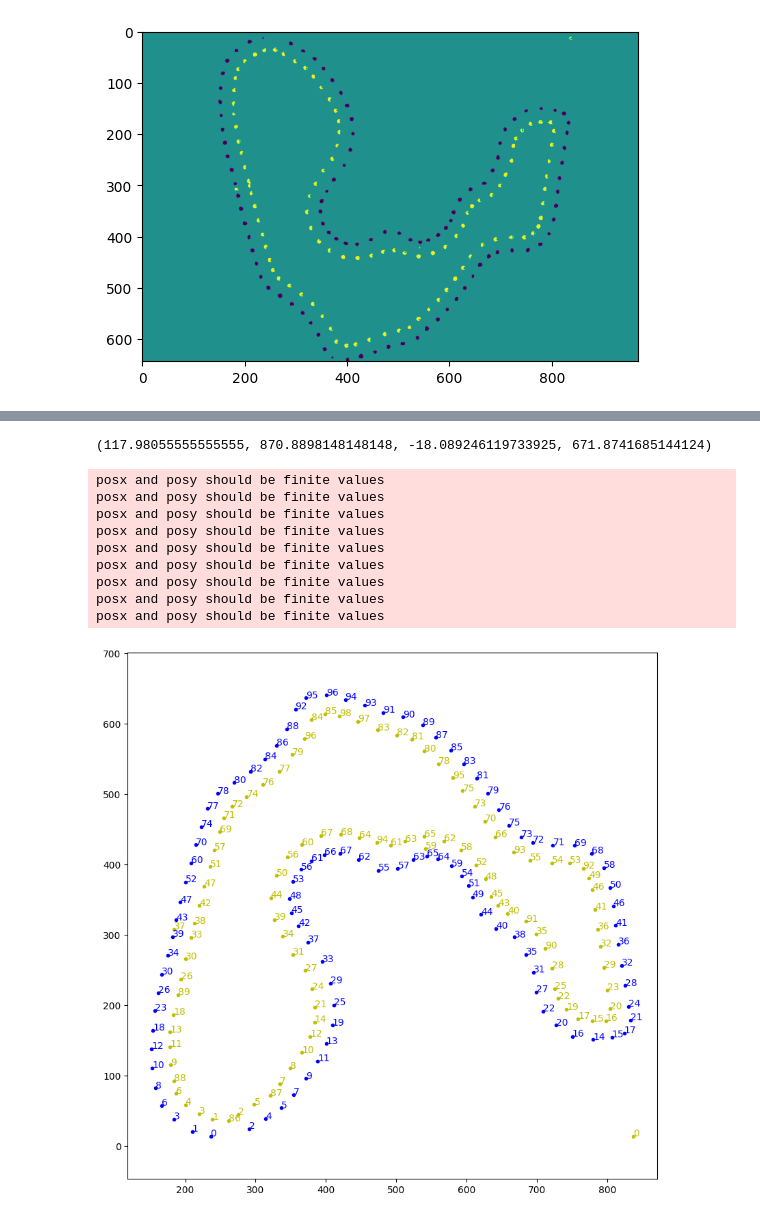
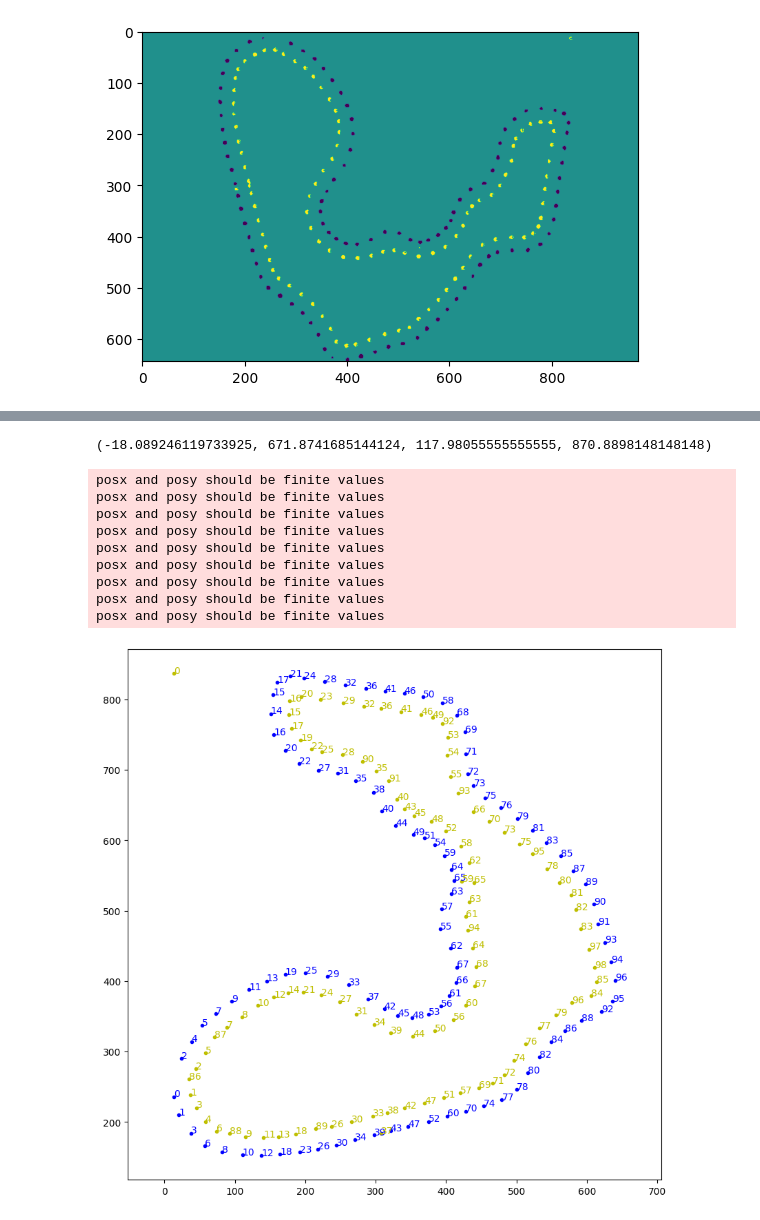
Before and after one commit to papalotis/fsg23-approximate-dv-track, a Jupyter notebook: process_image.ipynb, the cells around one changed output, grey strips where cells are left out. Saved outputs shown, nothing was run; the diff lists cells and outputs as text; code cells hidden in the pictures.

```diff
--- a/process_image.ipynb
+++ b/process_image.ipynb
@@ -79,39 +71,39 @@ for i in range(1, len(set(db.labels_))+1):
     new_center = np.mean(center_points, axis=0)
     blue_centers_clustered = np.vstack((blue_centers_clustered, new_center))
 
 db = DBSCAN(eps=10, min_samples=2).fit(yellow_centers)
 
 yellow_centers_clustered = yellow_centers[db.labels_ == -1]
 
 for i in range(0, len(set(db.labels_))+1):
     center_points = yellow_centers[db.labels_ == i]
     new_center = np.mean(center_points, axis=0)
     yellow_centers_clustered = np.vstack((yellow_centers_clustered, new_center))
 
 plt.figure(figsize=(10,10))
-plt.plot(blue_centers_clustered[:,1], blue_centers_clustered[:,0], 'b.')
-plt.plot(yellow_centers_clustered[:,1], yellow_centers_clustered[:,0], 'y.')
+plt.plot(blue_centers_clustered[:,0], blue_centers_clustered[:,1], 'b.')
+plt.plot(yellow_centers_clustered[:,0], yellow_centers_clustered[:,1], 'y.')
 
 # show index of each center
 for i in range(len(blue_centers_clustered)):
-    plt.text(blue_centers_clustered[i,1], blue_centers_clustered[i,0], i, color='b')
+    plt.text(blue_centers_clustered[i,0], blue_centers_clustered[i,1], i, color='b')
 
 for i in range(len(yellow_centers_clustered)):
-    plt.text(yellow_centers_clustered[i,1], yellow_centers_clustered[i,0], i, color='y')
+    plt.text(yellow_centers_clustered[i,0], yellow_centers_clustered[i,1], i, color='y')
 
 plt.axis('equal')
 # %% [output]
-(117.98055555555555, 870.8898148148148, -18.089246119733925, 671.8741685144124)
+(-18.089246119733925, 671.8741685144124, 117.98055555555555, 870.8898148148148)
 posx and posy should be finite values
 posx and posy should be finite values
 posx and posy should be finite values
 posx and posy should be finite values
 posx and posy should be finite values
 posx and posy should be finite values
 posx and posy should be finite values
 posx and posy should be finite values
 posx and posy should be finite values
-[figure, old version]
+[figure, new version]
 # %%
 from spline_fit import SplineFitterFactory
 # %%
```
Also changed, not shown: parts of 9 cells of this notebook, 4 other files.
